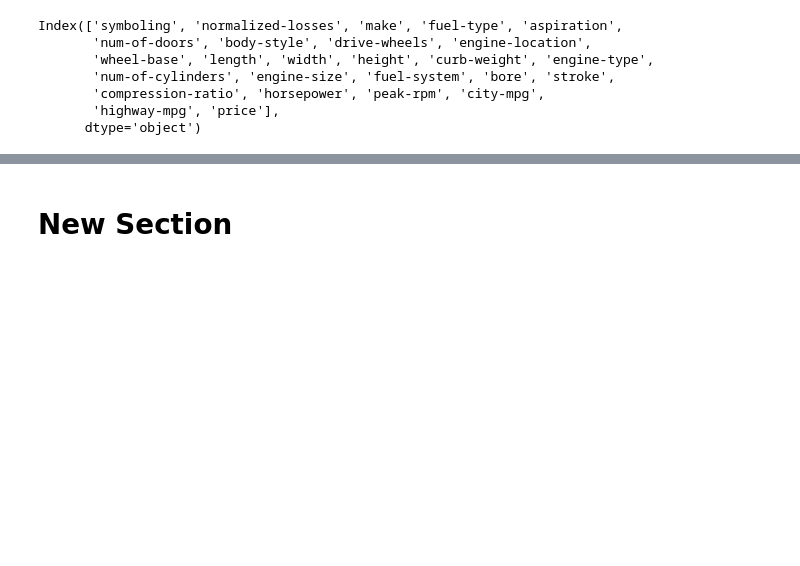
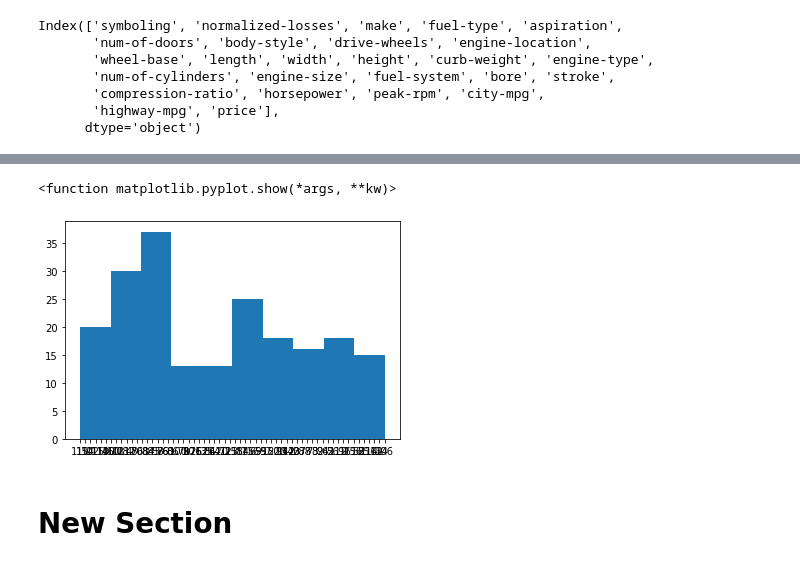
Before and after one commit to MadTMan/Kaggle-Autombile-Data-Analysis, a Jupyter notebook: Kaggle_Automobile_Analysis.ipynb, the cells around one changed output, grey strips where cells are left out. Drawn from its saved outputs; the diff is of its cells as text; code cells hidden in the pictures; blank space fills up the shorter version.

```diff
--- a/Kaggle_Automobile_Analysis.ipynb
+++ b/Kaggle_Automobile_Analysis.ipynb
@@ -81,3 +133,9 @@ TypeError: ignored
+# %%
+plt.hist(df['horsepower'])
+plt.show
+# %% [output]
+<function matplotlib.pyplot.show(*args, **kw)>
+[figure, added]
 # %%
 # Import libraries
 import matplotlib.pyplot as plt
```
Also changed, not shown: parts of 8 cells of this notebook.
